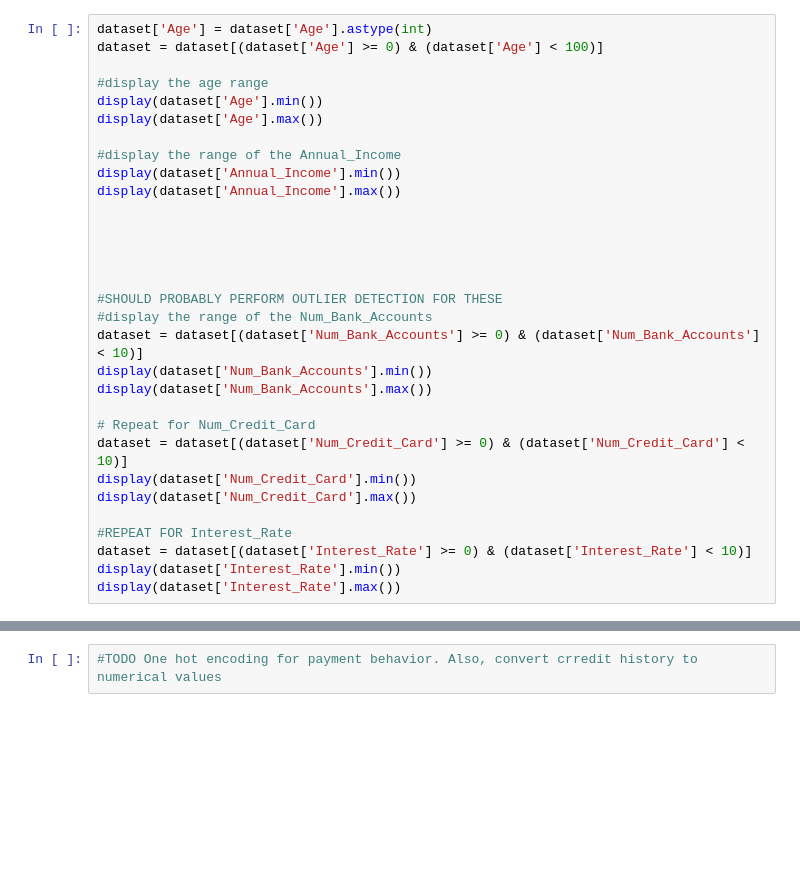
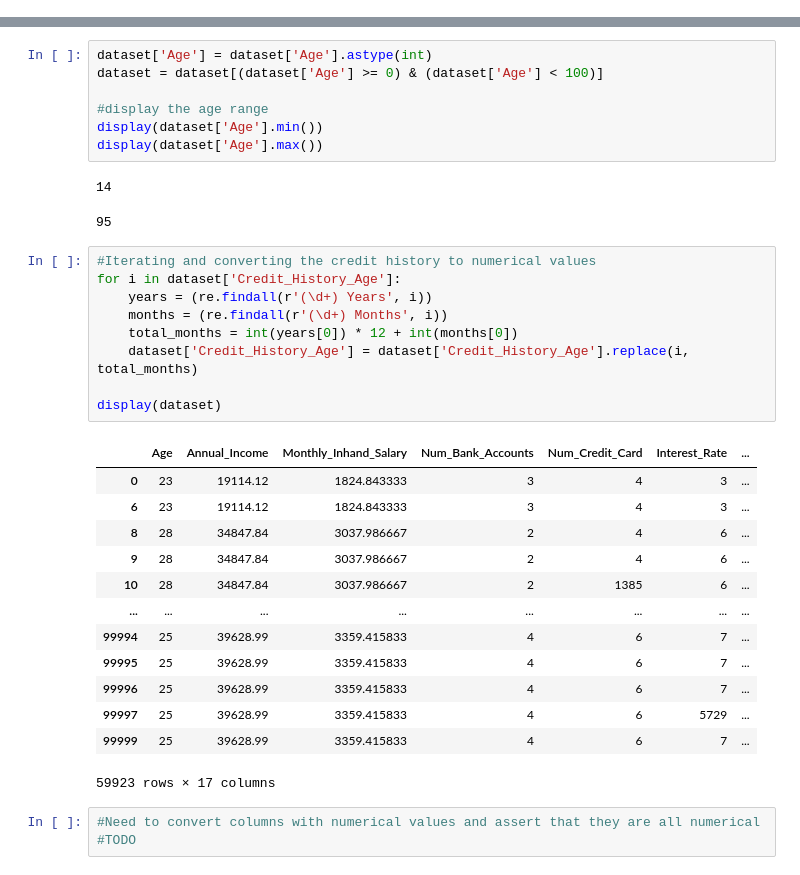
Before and after one commit to Hummaton/Credit-Score-Classifier, a Jupyter notebook: dataset/preprocess.ipynb, the cells around one changed output, grey strips where cells are left out. Cells and saved outputs as stored; diff of their text form; blank space fills up the shorter version.

Commit message:
Completed on hot encoding. Need to remove outliers and normalize

```diff
--- a/dataset/preprocess.ipynb
+++ b/dataset/preprocess.ipynb
@@ -39,31 +19,0 @@ dataset['Age'] = dataset['Age'].str.replace('_', '')
-# %%
-dataset['Age'] = dataset['Age'].astype(int)
-dataset = dataset[(dataset['Age'] >= 0) & (dataset['Age'] < 100)]
-
-#display the age range
-display(dataset['Age'].min())
-display(dataset['Age'].max())
-
-#display the range of the Annual_Income
-display(dataset['Annual_Income'].min())
-display(dataset['Annual_Income'].max())
-
-
-
-
-
-#SHOULD PROBABLY PERFORM OUTLIER DETECTION FOR THESE
-#display the range of the Num_Bank_Accounts
-dataset = dataset[(dataset['Num_Bank_Accounts'] >= 0) & (dataset['Num_Bank_Accounts'] < 10)]
-display(dataset['Num_Bank_Accounts'].min())
-display(dataset['Num_Bank_Accounts'].max())
-
-# Repeat for Num_Credit_Card
-dataset = dataset[(dataset['Num_Credit_Card'] >= 0) & (dataset['Num_Credit_Card'] < 10)]
-display(dataset['Num_Credit_Card'].min())
-display(dataset['Num_Credit_Card'].max())
-
-#REPEAT FOR Interest_Rate
-dataset = dataset[(dataset['Interest_Rate'] >= 0) & (dataset['Interest_Rate'] < 10)]
-display(dataset['Interest_Rate'].min())
-display(dataset['Interest_Rate'].max())
@@ -81,2 +20,36 @@ display(dataset['Interest_Rate'].max())
-# %%
-#TODO One hot encoding for payment behavior. Also, convert crredit history to numerical values
+# %%
+dataset['Age'] = dataset['Age'].astype(int)
+dataset = dataset[(dataset['Age'] >= 0) & (dataset['Age'] < 100)]
+
+#display the age range
+display(dataset['Age'].min())
+display(dataset['Age'].max())
+# %% [output]
+14
+95
+# %%
+#Iterating and converting the credit history to numerical values
+for i in dataset['Credit_History_Age']:
+    years = (re.findall(r'(\d+) Years', i))
+    months = (re.findall(r'(\d+) Months', i))
+    total_months = int(years[0]) * 12 + int(months[0])
+    dataset['Credit_History_Age'] = dataset['Credit_History_Age'].replace(i, total_months)
+
+display(dataset)
+# %% [output]
+|  | Age | Annual_Income | Monthly_Inhand_Salary | Num_Bank_Accounts | Num_Credit_Card | Interest_Rate | ... |
+| 0 | 23 | 19114.12 | 1824.843333 | 3 | 4 | 3 | ... |
+| 6 | 23 | 19114.12 | 1824.843333 | 3 | 4 | 3 | ... |
+| 8 | 28 | 34847.84 | 3037.986667 | 2 | 4 | 6 | ... |
+| 9 | 28 | 34847.84 | 3037.986667 | 2 | 4 | 6 | ... |
+| 10 | 28 | 34847.84 | 3037.986667 | 2 | 1385 | 6 | ... |
+| ... | ... | ... | ... | ... | ... | ... | ... |
+| 99994 | 25 | 39628.99 | 3359.415833 | 4 | 6 | 7 | ... |
+| 99995 | 25 | 39628.99 | 3359.415833 | 4 | 6 | 7 | ... |
+| 99996 | 25 | 39628.99 | 3359.415833 | 4 | 6 | 7 | ... |
+| 99997 | 25 | 39628.99 | 3359.415833 | 4 | 6 | 5729 | ... |
+| 99999 | 25 | 39628.99 | 3359.415833 | 4 | 6 | 7 | ... |
+59923 rows × 17 columns
+# %%
+#Need to convert columns with numerical values and assert that they are all numerical
+#TODO
```
Also changed, not shown: parts of 7 cells of this notebook.
